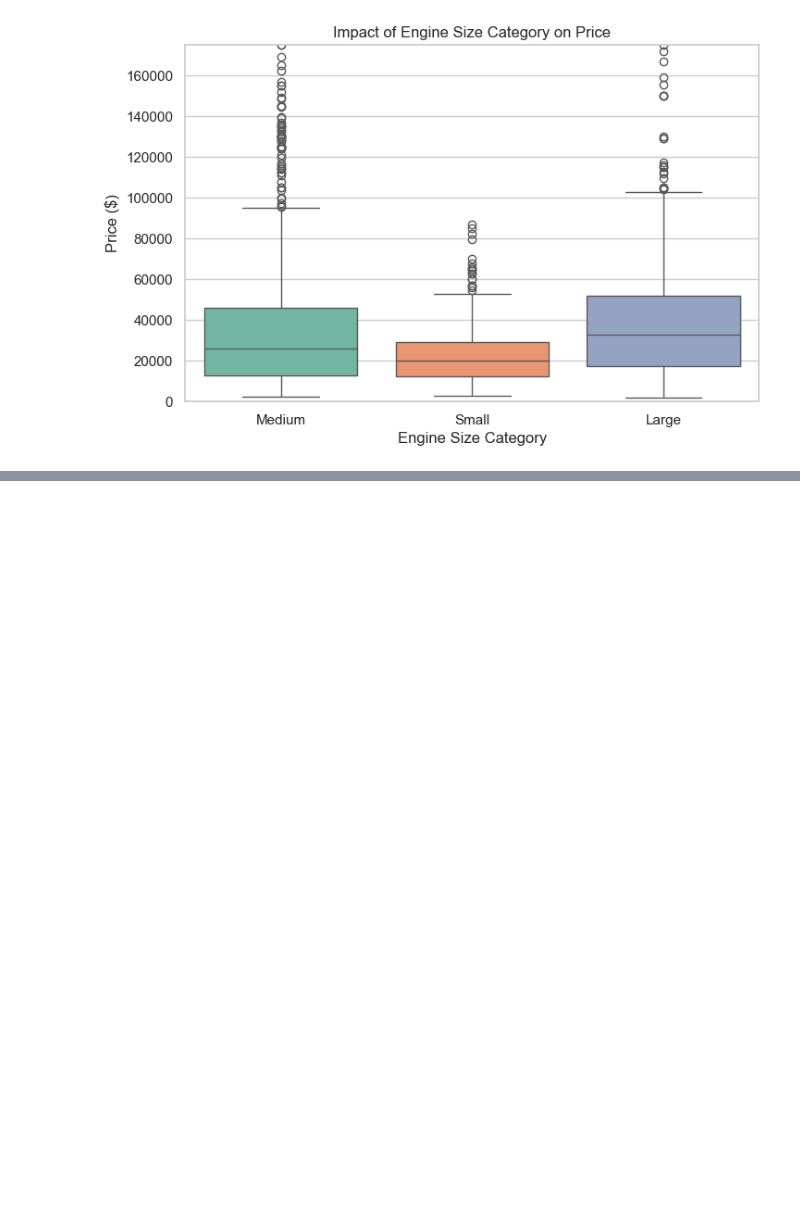
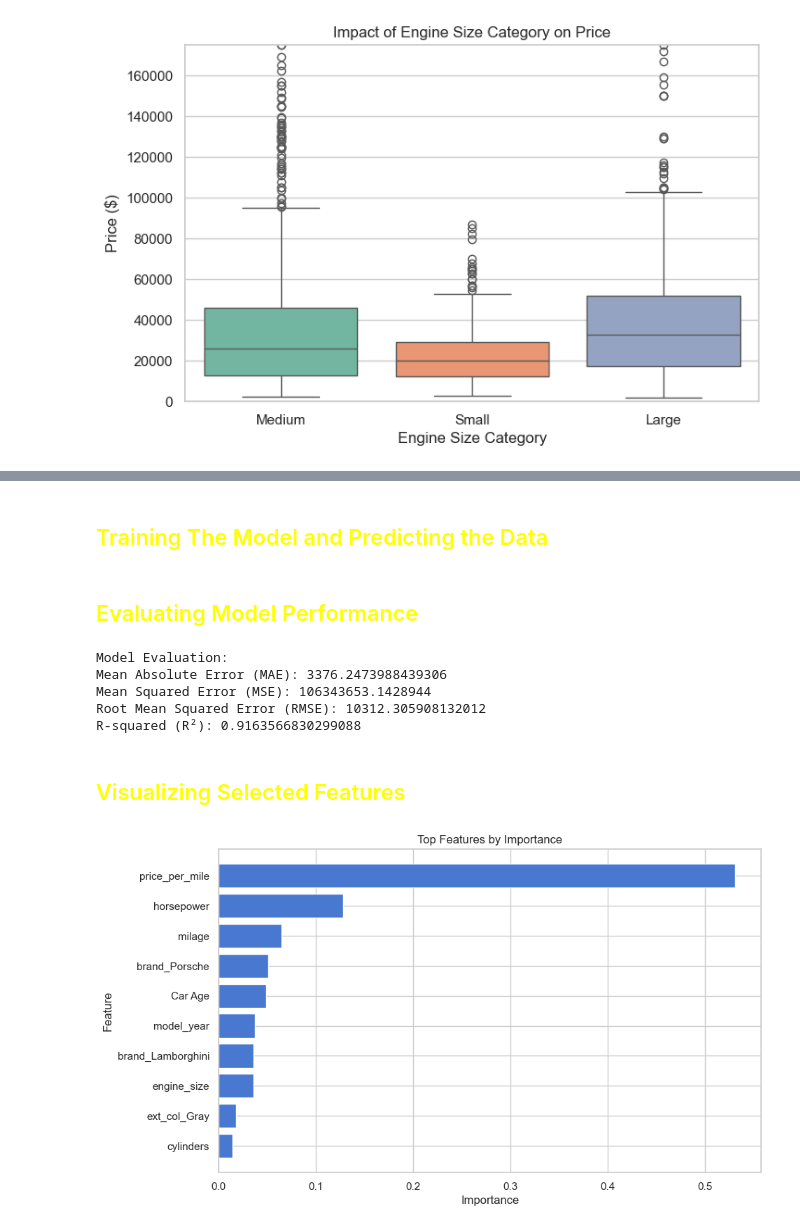
Before and after one commit to Dipu9813/Predict-car-price-DSproject, a Jupyter notebook: KCE080BCT008.ipynb, the cells around one changed output, grey strips where cells are left out. Drawn from its saved outputs; the diff is of its cells as text; code cells hidden in the pictures; blank space fills up the shorter version.

```diff
--- a/KCE080BCT008.ipynb
+++ b/KCE080BCT008.ipynb
@@ -1120,0 +1190,2 @@ selecing features
+# %%
+df.drop(columns=['model'],inplace=True)
@@ -1120,0 +1225,6 @@ selecing features
+# %%
+categorical_columns = ['brand' , 'fuel_type', 'transmission', 'ext_col', 'int_col','engine_category']
+data_encoded = pd.get_dummies(df, columns=categorical_columns, drop_first=True)
+
+print("\nData after one-hot encoding:")
+print(data_encoded.head())
@@ -1120,0 +1259,21 @@ selecing features
+# %%
+
+# Defining features (X) and target variable (y)
+X = data_encoded.drop(['price'], axis=1)
+y = data_encoded['price']
+
+# Feature selection using feature importance from Random Forest
+rf_model = RandomForestRegressor(random_state=42)
+rf_model.fit(X, y)
+
+# Get feature importance
+importances = rf_model.feature_importances_
+feature_importance_df = pd.DataFrame({'Feature': X.columns, 'Importance': importances})
+feature_importance_df.sort_values(by='Importance', ascending=False, inplace=True)
+
+# Select top 10 features based on importance
+top_features = feature_importance_df['Feature'].head(10).values
+X_selected = X[top_features]
+
+print("\nTop 10 selected features:")
+print(top_features)
@@ -1120,0 +1288,2 @@ selecing features
+# %% [markdown]
+## <span style="color:#ffff00">Training The Model and Predicting the Data</span>
@@ -1120,0 +1298,33 @@ selecing features
+# %% [markdown]
+## <span style="color:#ffff00">Evaluating Model Performance</span>
+# %%
+
+# Evaluate model performance
+mae = mean_absolute_error(y_test, y_pred)
+mse = mean_squared_error(y_test, y_pred)
+rmse = np.sqrt(mse)
+r2 = r2_score(y_test, y_pred)
+print(f"\nModel Evaluation:")
+print(f"Mean Absolute Error (MAE): {mae}")
+print(f"Mean Squared Error (MSE): {mse}")
+print(f"Root Mean Squared Error (RMSE): {rmse}")
+print(f"R-squared (R²): {r2}")
+# %% [output]
+Model Evaluation:
+Mean Absolute Error (MAE): 3376.2473988439306
+Mean Squared Error (MSE): 106343653.1428944
+Root Mean Squared Error (RMSE): 10312.305908132012
+R-squared (R²): 0.9163566830299088
+# %% [markdown]
+## <span style="color:#ffff00">Visualizing Selected Features</span>
+# %%
+
+# Feature importance visualization
+plt.figure(figsize=(10, 6))
+plt.barh(top_features[::-1], feature_importance_df['Importance'].head(10)[::-1])
+plt.xlabel('Importance')
+plt.ylabel('Feature')
+plt.title('Top Features by Importance')
+plt.show()
+# %% [output]
+[figure, added]
```
Also changed, not shown: parts of 82 cells of this notebook.
